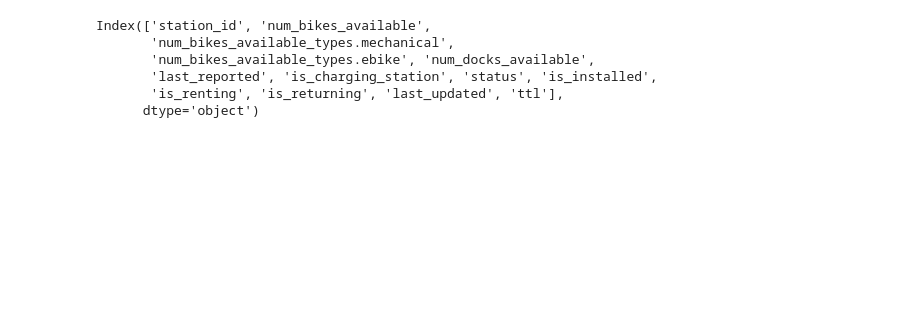
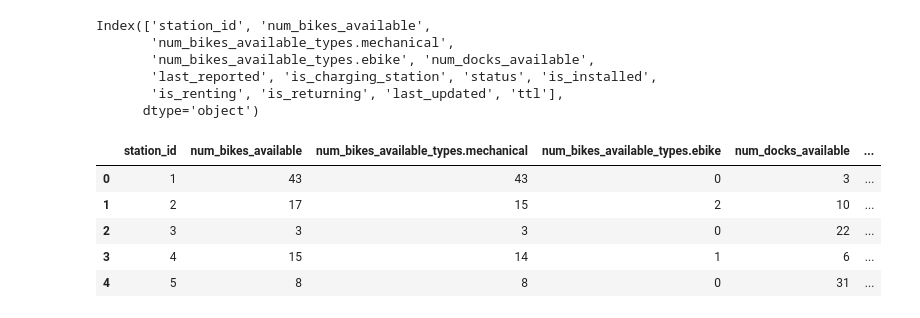
Before and after one commit to carlotalacasav/Gorrapiedra-proyecto, a Jupyter notebook: formats_marina.ipynb, the cells around one changed output. Saved outputs shown, nothing was run; the diff lists cells and outputs as text; code cells hidden in the pictures; blank space fills up the shorter version.

```diff
--- a/formats_marina.ipynb
+++ b/formats_marina.ipynb
@@ -53 +56,10 @@ Index(['station_id', 'num_bikes_available',
+# %%
+data.head()
+# %% [output]
+|  | station_id | num_bikes_available | num_bikes_available_types.mechanical | num_bikes_available_types.ebike | num_docks_available | ... |
+| 0 | 1 | 43 | 43 | 0 | 3 | ... |
+| 1 | 2 | 17 | 15 | 2 | 10 | ... |
+| 2 | 3 | 3 | 3 | 0 | 22 | ... |
+| 3 | 4 | 15 | 14 | 1 | 6 | ... |
+| 4 | 5 | 8 | 8 | 0 | 31 | ... |
 # %%
```
Also changed, not shown: parts of 9 cells of this notebook.
